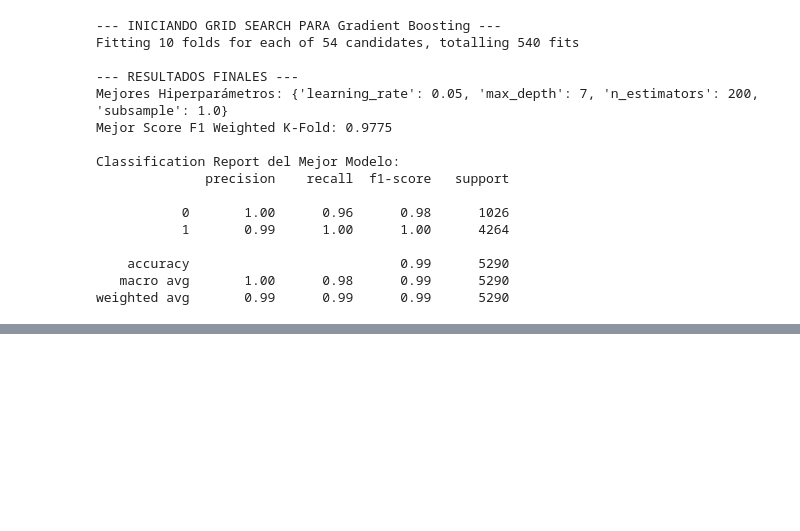
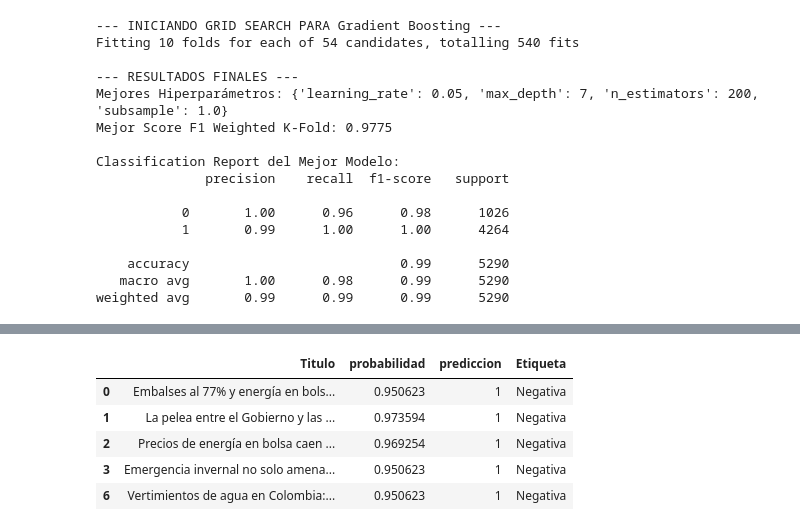
Before and after one commit to shaka03/bot_futuros, a Jupyter notebook: notebooks/MODELOS.ipynb, the cells around one changed output, grey strips where cells are left out. Cells and saved outputs as stored; diff of their text form; code cells hidden in the pictures; blank space fills up the shorter version.

```diff
--- a/notebooks/MODELOS.ipynb
+++ b/notebooks/MODELOS.ipynb
@@ -954,0 +1173,2 @@ df_final.to_csv(os.path.join(Path.cwd().parent, "data/2_silver/datos_NOTICIAS.cs
+# %%
+df["Titulo_norm"] = df["Titulo"].str.lower()
@@ -954,0 +1193,15 @@ df_final.to_csv(os.path.join(Path.cwd().parent, "data/2_silver/datos_NOTICIAS.cs
+# %%
+df["probabilidad"] = modelo.predict_proba(X_noticias)[:,1]
+df["prediccion"] = modelo.predict(X_noticias)
+# Crear etiqueta interpretada
+df["Etiqueta"] = df["prediccion"].map({0: "Positiva", 1: "Negativa"})
+
+# Verificar resultados
+df[["Titulo", "probabilidad", "prediccion", "Etiqueta"]].head()
+# %% [output]
+|  | Titulo | probabilidad | prediccion | Etiqueta |
+| 0 | Embalses al 77% y energía en bols... | 0.950623 | 1 | Negativa |
+| 1 | La pelea entre el Gobierno y las ... | 0.973594 | 1 | Negativa |
+| 2 | Precios de energía en bolsa caen ... | 0.969254 | 1 | Negativa |
+| 3 | Emergencia invernal no solo amena... | 0.950623 | 1 | Negativa |
+| 6 | Vertimientos de agua en Colombia:... | 0.950623 | 1 | Negativa |
```
Also changed, not shown: parts of 30 cells of this notebook.
